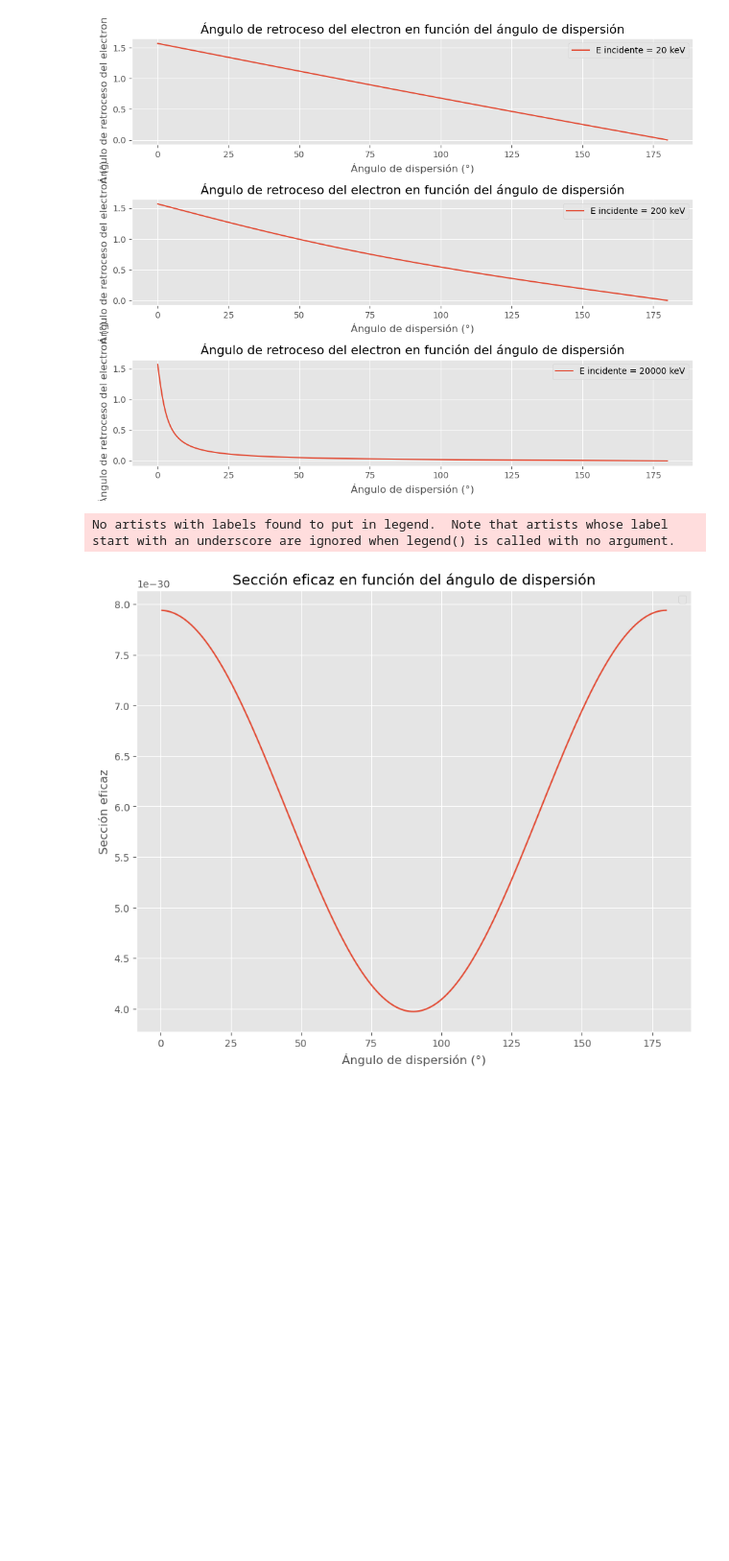
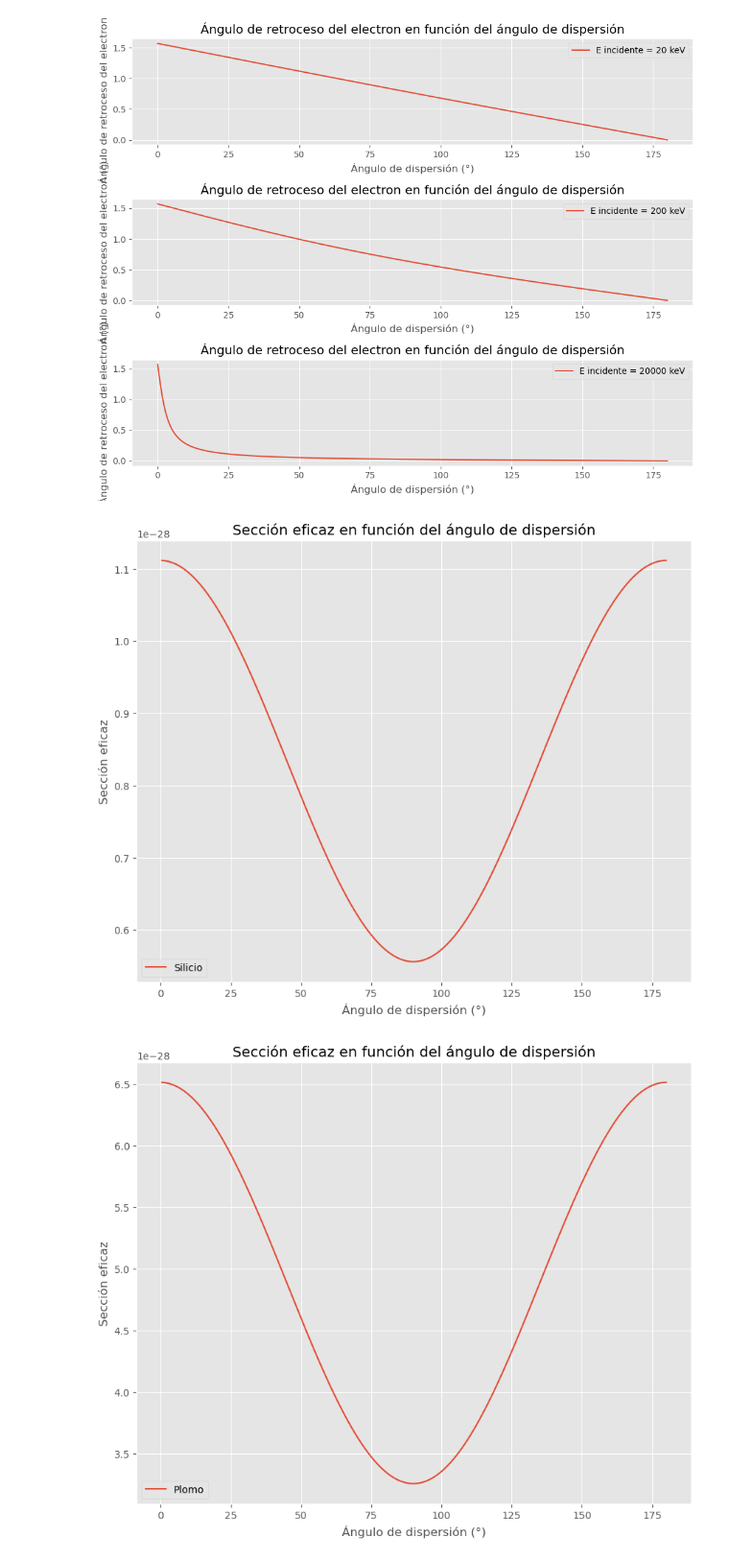
Before and after one commit to olizant/Fisica_Radiaciones, a Jupyter notebook: notebooks/guia_1.ipynb, the cells around one changed output. Shown at 96% size. Saved outputs shown, nothing was run; the diff lists cells and outputs as text; code cells hidden in the pictures; blank space fills up the shorter version.

Commit message:
Le agregue la Z a la seccion eficaz de la dispersion de Thomson

```diff
--- a/notebooks/guia_1.ipynb
+++ b/notebooks/guia_1.ipynb
@@ -6,7 +6,7 @@ import scipy.constants as sc
 import xraydb as xr
 # %%
 plt.style.use("ggplot")
-#plt.rcParams["figure.figsize"] = [10, 8]
+plt.rcParams["figure.figsize"] = [10, 8]
 # %% [markdown]
 5. Las energías de ligadura de las capas K y L del  cesio  valen 36 keV y 5  keV respectivamente. Considerando fotones de 20 keV, 200 keV y 20 MeV calcule:
 - (a) las energías de los fotoelectrones liberados de las capas K y L debido a la absorción de dichos fotones;
@@ -316,18 +316,27 @@ plt.show()
 [figure]
 # %%
 #d
+Z_Si = 14
+Z_Pb = 82
 thetas = np.linspace(0.01, np.pi, 1000)
-dThomson = lambda theta: radio_electron**2 * ((1+(np.cos(theta))**2)/2)
+dThomson = lambda theta, Z: Z * radio_electron**2 * ((1+(np.cos(theta))**2)/2)
 
-sns.lineplot(x=np.degrees(thetas), y=dThomson(thetas))
+sns.lineplot(x=np.degrees(thetas), y=dThomson(thetas, Z_Si), label="Silicio")
 plt.xlabel('Ángulo de dispersión (°)')
 plt.ylabel('Sección eficaz')
 plt.title('Sección eficaz en función del ángulo de dispersión')
 plt.legend()
 plt.show()
+
+sns.lineplot(x=np.degrees(thetas), y=dThomson(thetas, Z_Pb), label="Plomo")
+plt.xlabel('Ángulo de dispersión (°)')
+plt.ylabel('Sección eficaz')
+plt.title('Sección eficaz en función del ángulo de dispersión')
+plt.legend()
+plt.show()
 # %% [output]
-No artists with labels found to put in legend.  Note that artists whose label start with an underscore are ignored when legend() is called with no argument.
-[figure, old version]
+[figure, new version]
+[figure, added]
 # %%
 #e
 thetas = np.linspace(0.01, np.pi, 1000)
```
